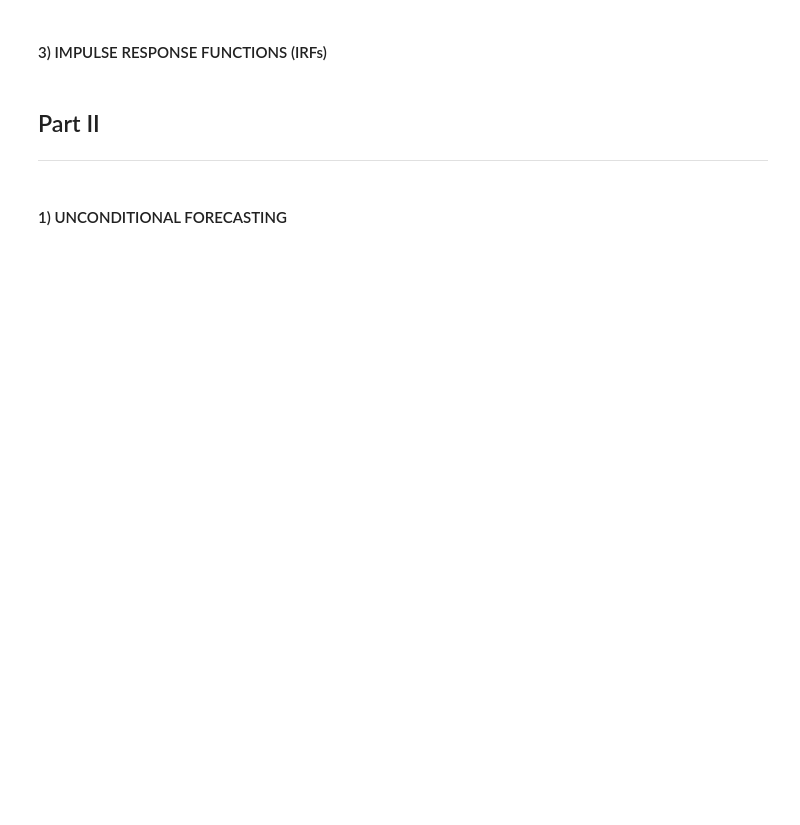
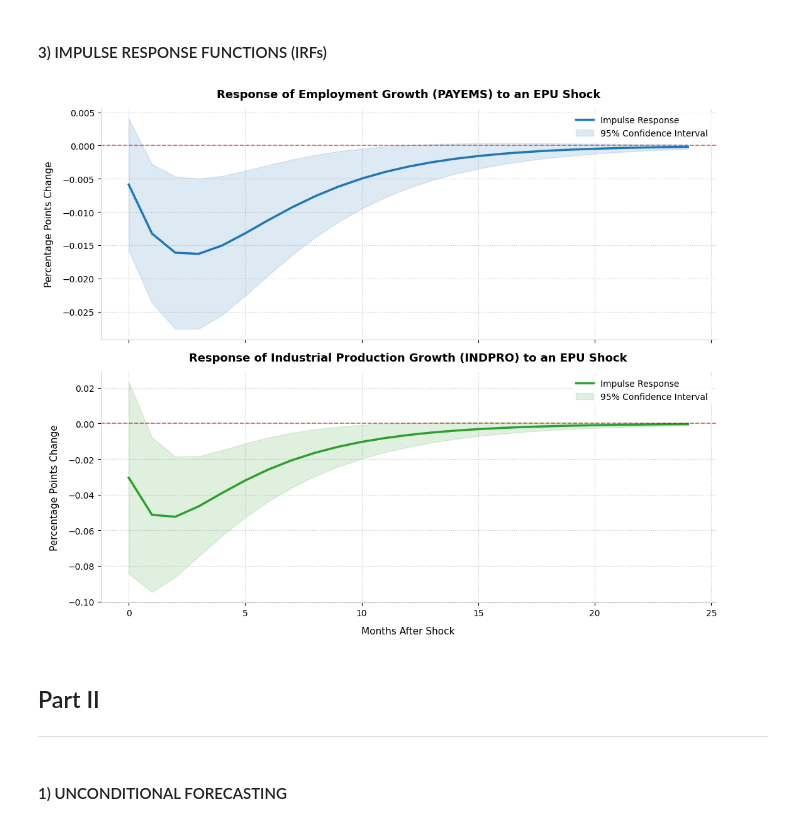
Before and after one commit to tizianschenk/epu-var-forecasting, a Jupyter notebook: notebooks/forecasting-h2_schenk_gutierrez.ipynb, the cells around one changed output. Cells and saved outputs as stored; diff of their text form; code cells hidden in the pictures; blank space fills up the shorter version.

Commit message:
Ran the whole notebook witout an error to show results

```diff
--- a/notebooks/forecasting-h2_schenk_gutierrez.ipynb
+++ b/notebooks/forecasting-h2_schenk_gutierrez.ipynb
@@ -348,9 +473,10 @@ print(f"  chol_41 (EPU→PCEPI_g)  = {chol_41:.8f}")
 irf = results.irf(periods=24)
 steps = np.arange(25)
 
+#print(results.names)
 epu_idx = results.names.index('EPU')
-payems_idx = results.names.index('PAYEMS_growth')
-indpro_idx = results.names.index('INDPRO_growth')
+payems_idx = results.names.index('PAYEMS_g')
+indpro_idx = results.names.index('INDPRO_g')
 
 # Extract exact values calculated by statsmodels
 irf_payems = irf.orth_irfs[:, payems_idx, epu_idx]
@@ -370,33 +496,35 @@ colors = {'PAYEMS': '#1f77b4', 'INDPRO': '#2ca02c', 'baseline': '#cc0000'}
 # Subplot 1: PAYEMS
 ax1.plot(steps, irf_payems, color=colors['PAYEMS'], linewidth=2.5, label='Impulse Response')
 ax1.fill_between(steps,
                  irf_payems - 1.96 * se_payems,
                  irf_payems + 1.96 * se_payems,
                  color=colors['PAYEMS'], alpha=0.15, label='95% Confidence Interval')
 ax1.set_title("Response of Employment Growth (PAYEMS) to an EPU Shock", fontsize=13, fontweight='bold', pad=12)
 
 # Subplot 2: INDPRO
 ax2.plot(steps, irf_indpro, color=colors['INDPRO'], linewidth=2.5, label='Impulse Response')
 ax2.fill_between(steps,
                  irf_indpro - 1.96 * se_indpro,
                  irf_indpro + 1.96 * se_indpro,
                  color=colors['INDPRO'], alpha=0.15, label='95% Confidence Interval')
 ax2.set_title("Response of Industrial Production Growth (INDPRO) to an EPU Shock", fontsize=13, fontweight='bold', pad=12)
 ax2.set_xlabel("Months After Shock", fontsize=11, labelpad=10)
 
 for ax in [ax1, ax2]:
     ax.set_ylabel("Percentage Points Change", fontsize=11, labelpad=10)
     ax.axhline(0, color=colors['baseline'], linestyle='--', linewidth=1.2, alpha=0.6)
     ax.grid(True, linestyle=':', alpha=0.6, color='#999999')
     ax.legend(loc='upper right', frameon=True, facecolor='white', edgecolor='none')
 
     for spine in ['top', 'right']:
         ax.spines[spine].set_visible(False)
     ax.spines['left'].set_color('#cccccc')
     ax.spines['bottom'].set_color('#cccccc')
 
 plt.tight_layout()
 plt.show()
+# %% [output]
+[figure, added]
 # %% [markdown]
 ## Part II
 ---
```
Also changed, not shown: parts of 14 cells of this notebook, 3 other files.
